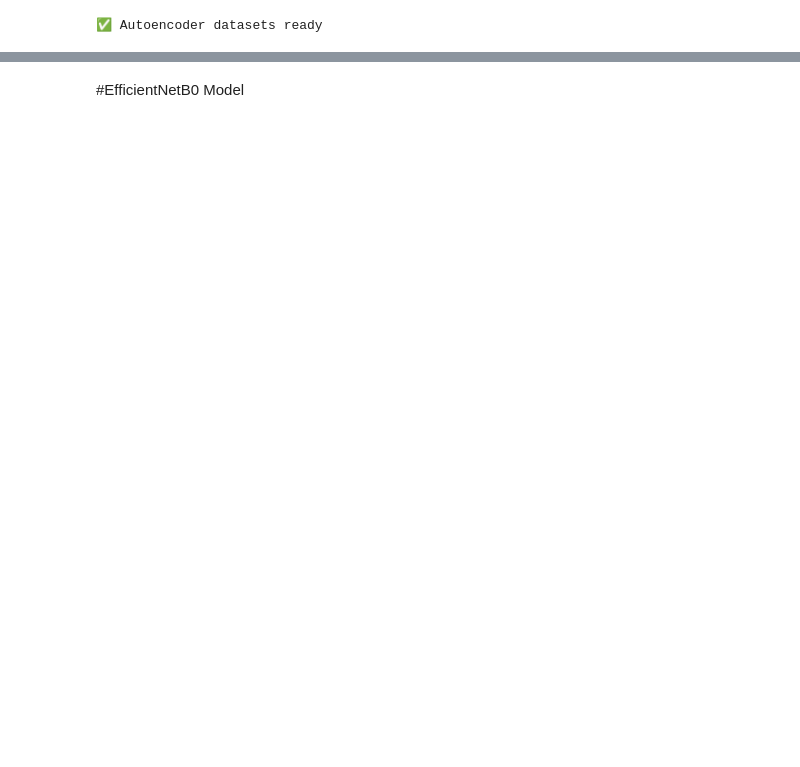
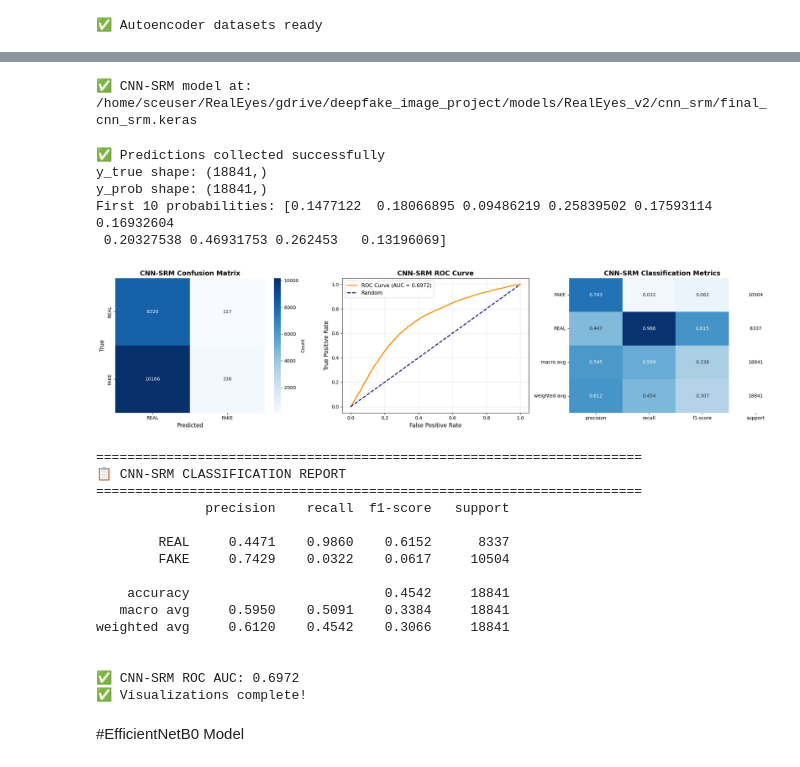
Before and after one commit to GalTayeb12/RealEyes, a Jupyter notebook: the_modles_fixed_new.ipynb, the cells around one changed output, grey strips where cells are left out. Saved outputs shown, nothing was run; the diff lists cells and outputs as text; code cells hidden in the pictures; blank space fills up the shorter version.

```diff
--- a/the_modles_fixed_new.ipynb
+++ b/the_modles_fixed_new.ipynb
@@ -80,7 +82,7 @@ AE_SAVE_DIR = AE_DIR
 # ── Run tagging + smart resume ────────────────────────────────────────────────
 from datetime import datetime
 RUN_TAG       = datetime.now().strftime('%Y%m%d_%H%M')
-SKIP_IF_SAVED = False  # False = always retrain from scratch; True = load saved model
+SKIP_IF_SAVED = True   # True = load existing saved models (all models already trained)
 
 def find_latest_model(filename): #if we want to load a model we write here the name of the model
     """Return path to `filename` anywhere under MODELS_DIR, or None if missing."""
@@ -1361,6 +1386,8 @@ if not _existing_cnn:
 
 cnn_srm_path = find_latest_model("final_cnn_srm.keras")
 print("✅ CNN-SRM model at:", cnn_srm_path)
+# %% [output]
+✅ CNN-SRM model at: /home/sceuser/RealEyes/gdrive/deepfake_image_project/models/RealEyes_v2/cnn_srm/final_cnn_srm.keras
 # %%
 # Cell 32
 # ============================================================================
@@ -1465,36 +1492,70 @@ ax2.set_ylabel('True Positive Rate', fontsize=12)
 ax2.set_title('CNN-SRM ROC Curve', fontsize=14, fontweight='bold')
 ax2.legend(fontsize=11)
 ax2.grid(True, alpha=0.3)
 
 # ========== 3. Classification Metrics Table ==========
 ax3 = axes[2]
 
+# fmt='.3f' because precision/recall/f1 are floats, not integers
+report_df_display = report_df.copy()
+report_df_display['support'] = report_df_display['support'].astype(int)
+
 sns.heatmap(
-    report_df,
+    report_df[['precision', 'recall', 'f1-score']],
     annot=True,
     cmap='Blues',
-    fmt='d',
+    fmt='.3f',
     ax=ax3,
-    cbar=False
+    cbar=False,
+    vmin=0, vmax=1
 )
+
+# Add support column as text annotations manually
+for i, (idx, row) in enumerate(report_df.iterrows()):
+    ax3.text(3.5, i + 0.5, f"{int(row['support'])}", ha='center', va='center',
+             fontsize=10, color='black')
+ax3.set_xticks([0.5, 1.5, 2.5, 3.5])
+ax3.set_xticklabels(['precision', 'recall', 'f1-score', 'support'])
 
 ax3.set_title('CNN-SRM Classification Metrics', fontsize=14, fontweight='bold')
 ax3.tick_params(axis='y', rotation=0)
 
 plt.tight_layout()
 plt.show()
 
 # ============================================================================
 # 4. Text report
 # ============================================================================
 
 print("\n" + "=" * 70)
 print("📋 CNN-SRM CLASSIFICATION REPORT")
 print("=" * 70)
 print(classification_report(y_true, y_pred_binary, target_names=['REAL', 'FAKE'], digits=4))
 
 print(f"\n✅ CNN-SRM ROC AUC: {roc_auc:.4f}")
 print("✅ Visualizations complete!")
+# %% [output]
+✅ Predictions collected successfully
+y_true shape: (18841,)
+y_prob shape: (18841,)
+First 10 probabilities: [0.1477122  0.18066895 0.09486219 0.25839502 0.17593114 0.16932604
+ 0.20327538 0.46931753 0.262453   0.13196069]
+[figure, added]
+======================================================================
+📋 CNN-SRM CLASSIFICATION REPORT
+======================================================================
+              precision    recall  f1-score   support
+
+        REAL     0.4471    0.9860    0.6152      8337
+        FAKE     0.7429    0.0322    0.0617     10504
+
+    accuracy                         0.4542     18841
+   macro avg     0.5950    0.5091    0.3384     18841
+weighted avg     0.6120    0.4542    0.3066     18841
+
+
+✅ CNN-SRM ROC AUC: 0.6972
+✅ Visualizations complete!
 # %% [markdown]
 #EfficientNetB0 Model
 # %%
```
Also changed, not shown: parts of 37 cells of this notebook.
